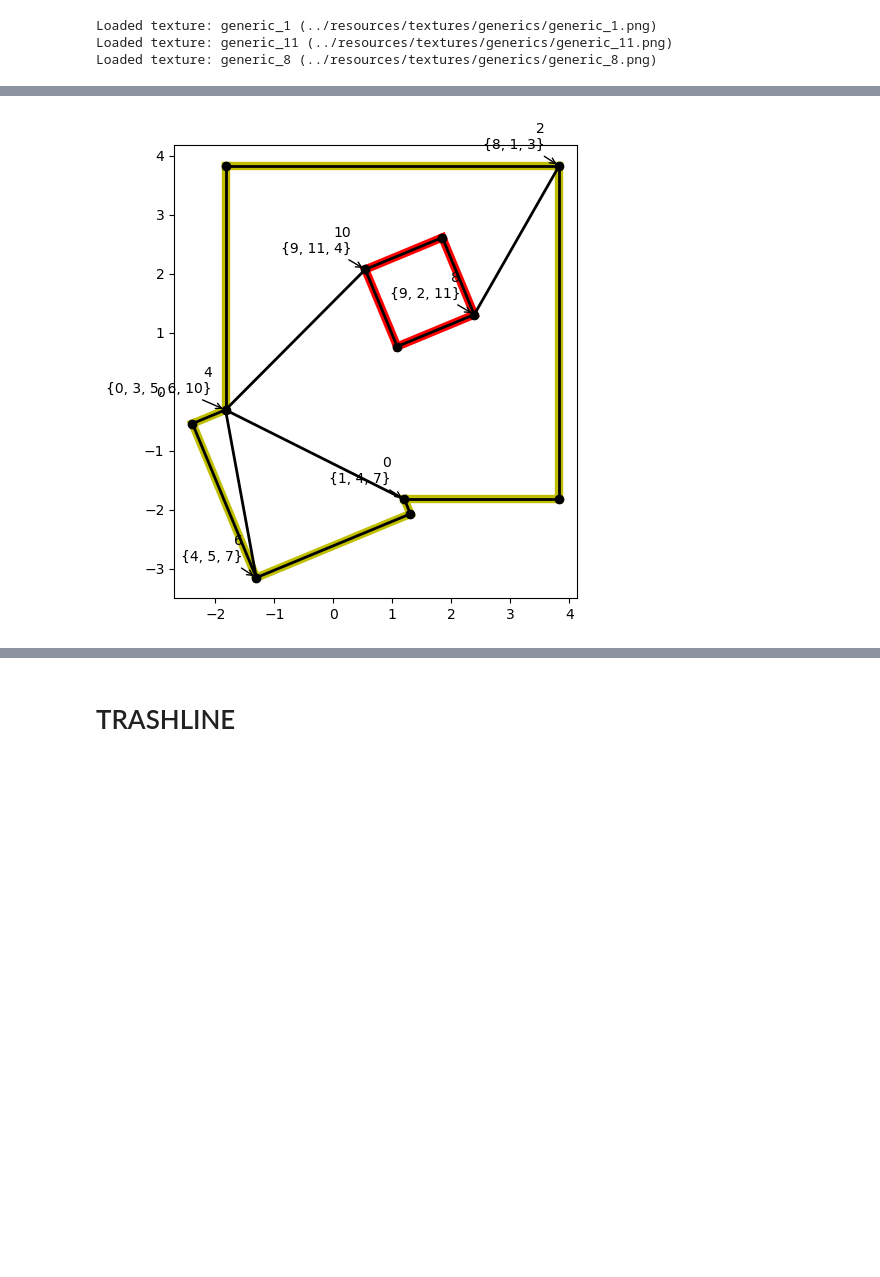
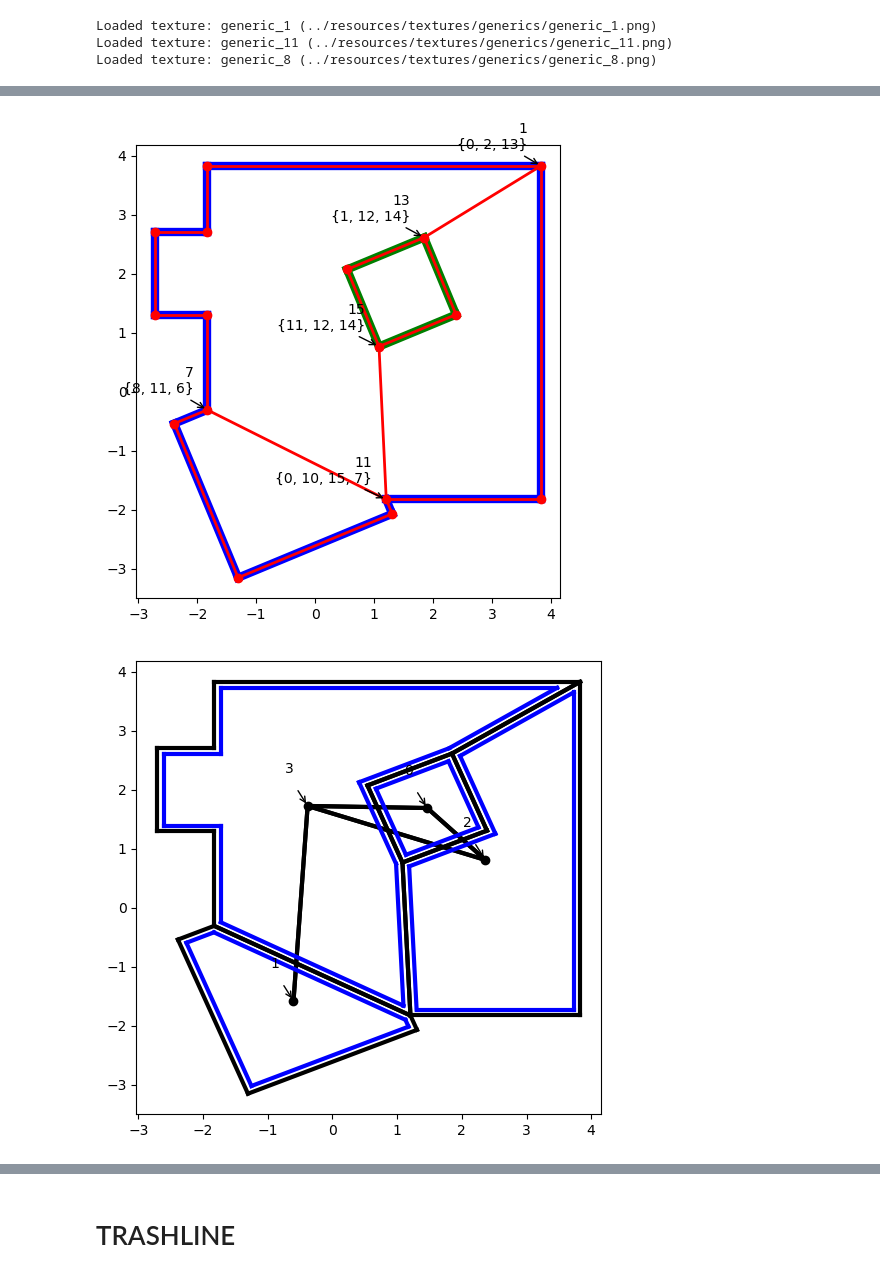
Before and after one commit to ctogle/meshmaker, a Jupyter notebook: notebooks/live.ipynb, the cells around one changed output, grey strips where cells are left out. Cells and saved outputs as stored; diff of their text form; code cells hidden in the pictures; blank space fills up the shorter version.

```diff
--- a/notebooks/live.ipynb
+++ b/notebooks/live.ipynb
@@ -1295,46 +1132,46 @@ TypeError: 'vec3' object is not iterable
 # %%
 def bg():
-    a = loop_union(
-        quat.rotz(np.pi / 8).rot(vec3(-1,-1, 0).ring(2, 4, True)),
-        vec3( 1, 1, 0).ring(4, 4, True))[0]
+    a = quat.rotz(np.pi / 8).rot(vec3(-1,-1, 0).ring(2, 4, True))
+    a = loop_union(a, vec3( 1, 1, 0).ring(4, 4, True))[0]
+    a = loop_union(a, vec3(-2, 2, 0).ring(1, 4, True))[0]
+    b = quat.rotz(np.pi / 8).rot(vec3( 2, 1, 0).ring(1, 4, True))
 
-    pos = [
-        a,
-        #vec3(-2, 2, 0).ring(1, 4, True),
-    ]
-    neg = [
-        quat.rotz(np.pi / 8).rot(vec3( 2, 1, 0).ring(1, 4, True)),
-    ]
+    pg1 = planargraph()
+    for l in (a, b):
+        for u, v in slide(l, 2):
+            pg1.ae(u, v)
+    pg1.ae(7, 11)
+    pg1.ae(15, 11)
+    pg1.ae(13, 1)
 
-    pg = planargraph()
-    for l in (pos + neg):
-        for u, v in slide(l, 2):
-            pg.ae(u, v, wall='ext')
+    pg2 = pg1.cp()
+    for v in filter(None, pg2.vertices):
+        v.z += 1.2
 
-    pg.ae(4, 10, wall='int')
-    pg.ae(4, 6, wall='int')
-    pg.ae(4, 0, wall='int')
-    pg.ae(8, 2, wall='int')
+    #pg1.merge(pg2)
 
-    # given a list of positive and negative loops
-    #  represents disjoint structures possibly with holes
-    #  loops may not intersect (or they should have been reduced)
-
-    #segs = [x for y in fp for x in slide(y, 2)]
-    #pg = planargraph(segs=segs)
-
-    # let pg represent the arbitrary footprint
 
     f, ax = plot(figsize=(6, 6))
-    for l in pos:
-        plot_loop(ax, l, col='y', lw=6)
-    for l in neg:
-        plot_loop(ax, l, col='r', lw=6)
-    plot_pg(ax, pg, lw=2)
+    plot_loop(ax, a, col='b', lw=6)
+    plot_loop(ax, b, col='g', lw=6)
+    plot_pg(ax, pg1, col='r', lw=2)
     ax.set_aspect(1)
 
-    return pg
 
-pg = bg()
+    lg = pg1.loop_graph()
+    lg.vertices[1].properties['meta'] = 'foyer'
+    f, ax = plot(figsize=(6, 6))
+    plot_pg(ax, lg)
+    for i, v in enumerate(lg.vertices):
+        h = 1.2 if i == 0 else 1.0
+        lg.vertices[i].properties['height'] = h
+        l = [lg.source.vertices[j] for j in v.properties['loops'][0]]
+        plot_loop(ax, l, col='k')
+        plot_loop(ax, loop_offset(l, 0.1), col='b')
+
+    return pg1, pg2
+
+pg1, pg2 = bg()
 # %% [output]
-[figure, old version]
+[figure, new version]
+[figure, added]
```
Also changed, not shown: parts of 17 cells of this notebook, 8 other files.
